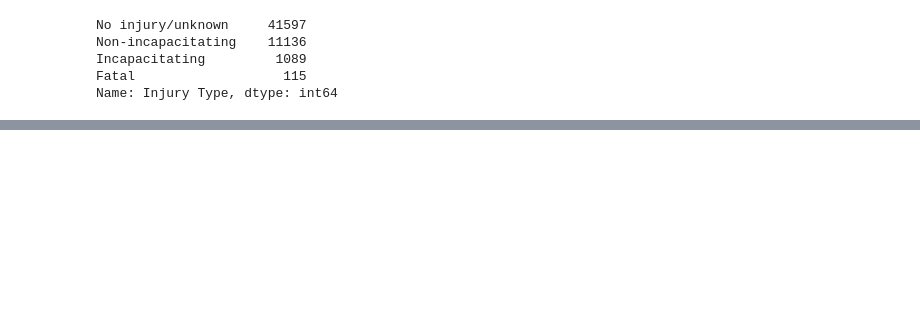
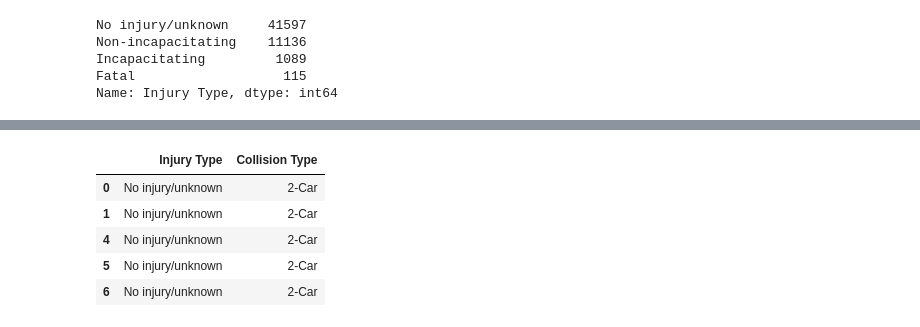
Before and after one commit to Kylee-Grant/Project-1, a Jupyter notebook: Project-1.ipynb, the cells around one changed output, grey strips where cells are left out. Cells and saved outputs as stored; diff of their text form; code cells hidden in the pictures; blank space fills up the shorter version.

```diff
--- a/Project-1.ipynb
+++ b/Project-1.ipynb
@@ -155,0 +113,13 @@ TypeError: 'value' must be an instance of str or bytes, not a float
+# %%
+no_injuries = no_injuries[["Injury Type", "Collision Type"]]
+
+#no_injuries = pd.DataFrame({
+ #   "No Injury/Unknown Collision Types": no_injuries["Collision Type"].value_counts()})
+no_injuries.head()
+# %% [output]
+|  | Injury Type | Collision Type |
+| 0 | No injury/unknown | 2-Car |
+| 1 | No injury/unknown | 2-Car |
+| 4 | No injury/unknown | 2-Car |
+| 5 | No injury/unknown | 2-Car |
+| 6 | No injury/unknown | 2-Car |
```
Also changed, not shown: parts of 11 cells of this notebook.
